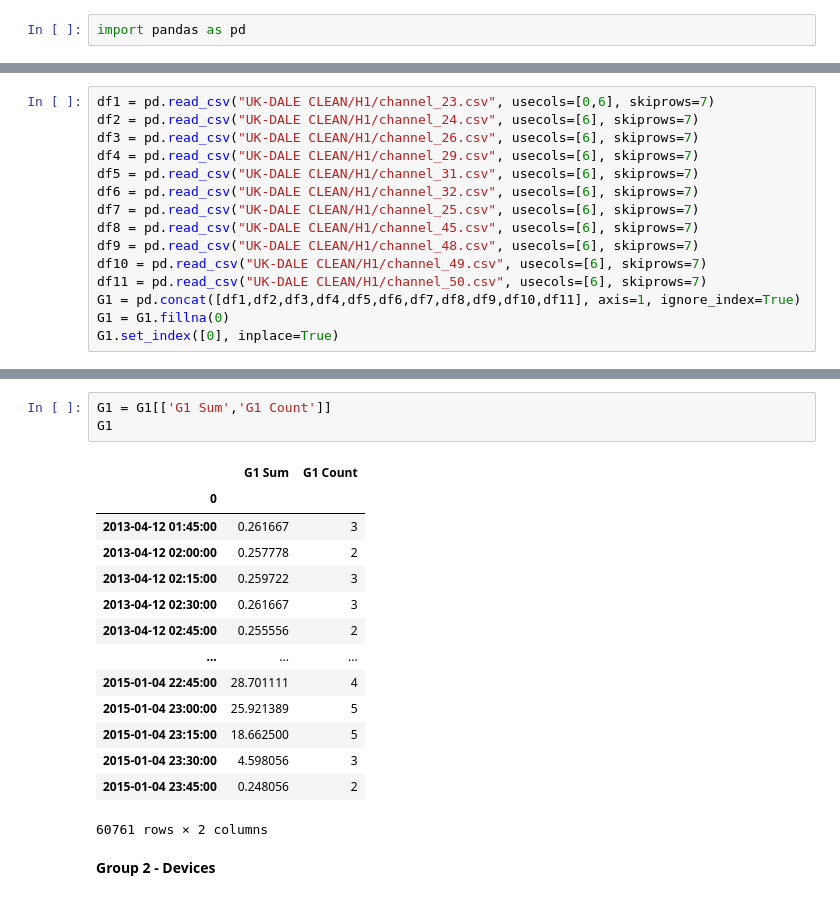
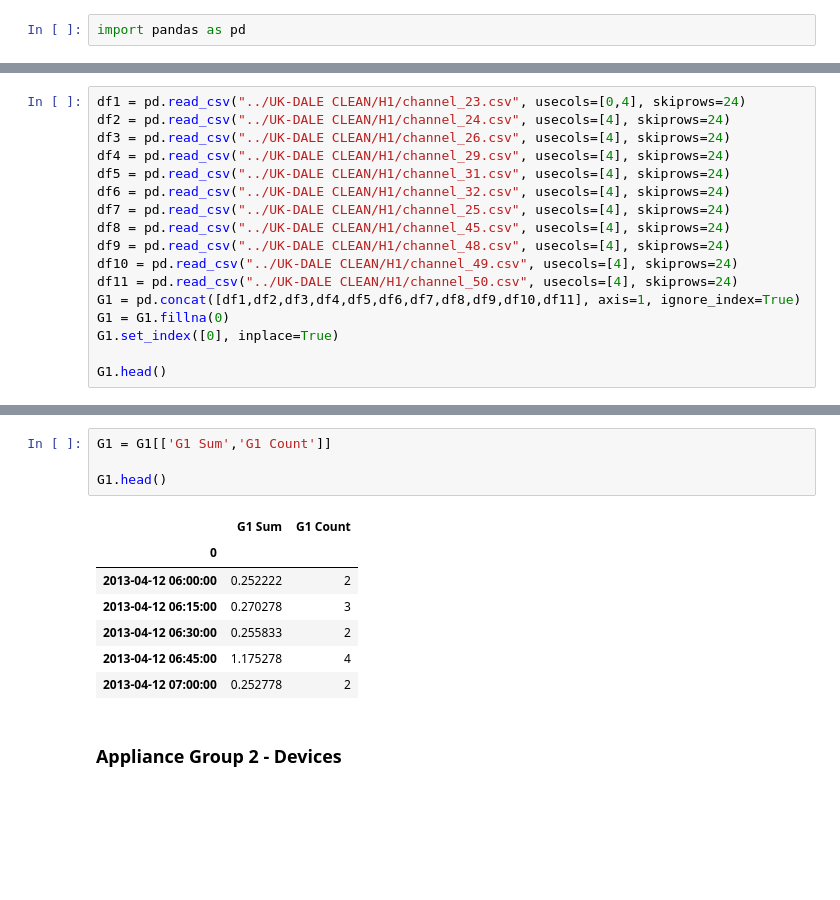
Before and after one commit to killian9902/NILM, a Jupyter notebook: Preprocess_2.ipynb, the cells around one changed output, grey strips where cells are left out. Saved outputs shown, nothing was run; the diff lists cells and outputs as text; blank space fills up the shorter version.

```diff
--- a/Preprocess_2.ipynb
+++ b/Preprocess_2.ipynb
@@ -68,15 +58,17 @@ df.head(10)
 # %%
-df1 = pd.read_csv("UK-DALE CLEAN/H1/channel_23.csv", usecols=[0,6], skiprows=7)
-df2 = pd.read_csv("UK-DALE CLEAN/H1/channel_24.csv", usecols=[6], skiprows=7)
-df3 = pd.read_csv("UK-DALE CLEAN/H1/channel_26.csv", usecols=[6], skiprows=7)
-df4 = pd.read_csv("UK-DALE CLEAN/H1/channel_29.csv", usecols=[6], skiprows=7)
-df5 = pd.read_csv("UK-DALE CLEAN/H1/channel_31.csv", usecols=[6], skiprows=7)
-df6 = pd.read_csv("UK-DALE CLEAN/H1/channel_32.csv", usecols=[6], skiprows=7)
-df7 = pd.read_csv("UK-DALE CLEAN/H1/channel_25.csv", usecols=[6], skiprows=7)
-df8 = pd.read_csv("UK-DALE CLEAN/H1/channel_45.csv", usecols=[6], skiprows=7)
-df9 = pd.read_csv("UK-DALE CLEAN/H1/channel_48.csv", usecols=[6], skiprows=7)
-df10 = pd.read_csv("UK-DALE CLEAN/H1/channel_49.csv", usecols=[6], skiprows=7)
-df11 = pd.read_csv("UK-DALE CLEAN/H1/channel_50.csv", usecols=[6], skiprows=7)
+df1 = pd.read_csv("../UK-DALE CLEAN/H1/channel_23.csv", usecols=[0,4], skiprows=24)
+df2 = pd.read_csv("../UK-DALE CLEAN/H1/channel_24.csv", usecols=[4], skiprows=24)
+df3 = pd.read_csv("../UK-DALE CLEAN/H1/channel_26.csv", usecols=[4], skiprows=24)
+df4 = pd.read_csv("../UK-DALE CLEAN/H1/channel_29.csv", usecols=[4], skiprows=24)
+df5 = pd.read_csv("../UK-DALE CLEAN/H1/channel_31.csv", usecols=[4], skiprows=24)
+df6 = pd.read_csv("../UK-DALE CLEAN/H1/channel_32.csv", usecols=[4], skiprows=24)
+df7 = pd.read_csv("../UK-DALE CLEAN/H1/channel_25.csv", usecols=[4], skiprows=24)
+df8 = pd.read_csv("../UK-DALE CLEAN/H1/channel_45.csv", usecols=[4], skiprows=24)
+df9 = pd.read_csv("../UK-DALE CLEAN/H1/channel_48.csv", usecols=[4], skiprows=24)
+df10 = pd.read_csv("../UK-DALE CLEAN/H1/channel_49.csv", usecols=[4], skiprows=24)
+df11 = pd.read_csv("../UK-DALE CLEAN/H1/channel_50.csv", usecols=[4], skiprows=24)
 G1 = pd.concat([df1,df2,df3,df4,df5,df6,df7,df8,df9,df10,df11], axis=1, ignore_index=True)
 G1 = G1.fillna(0)
 G1.set_index([0], inplace=True)
+
+G1.head()
@@ -137,21 +117,15 @@ G1
 # %%
 G1 = G1[['G1 Sum','G1 Count']]
-G1
+
+G1.head()
 # %% [output]
 |  | G1 Sum | G1 Count |
 | 0 |  |  |
-| 2013-04-12 01:45:00 | 0.261667 | 3 |
-| 2013-04-12 02:00:00 | 0.257778 | 2 |
-| 2013-04-12 02:15:00 | 0.259722 | 3 |
-| 2013-04-12 02:30:00 | 0.261667 | 3 |
-| 2013-04-12 02:45:00 | 0.255556 | 2 |
-| ... | ... | ... |
-| 2015-01-04 22:45:00 | 28.701111 | 4 |
-| 2015-01-04 23:00:00 | 25.921389 | 5 |
-| 2015-01-04 23:15:00 | 18.662500 | 5 |
-| 2015-01-04 23:30:00 | 4.598056 | 3 |
-| 2015-01-04 23:45:00 | 0.248056 | 2 |
+| 2013-04-12 06:00:00 | 0.252222 | 2 |
+| 2013-04-12 06:15:00 | 0.270278 | 3 |
+| 2013-04-12 06:30:00 | 0.255833 | 2 |
+| 2013-04-12 06:45:00 | 1.175278 | 4 |
+| 2013-04-12 07:00:00 | 0.252778 | 2 |
-60761 rows × 2 columns
 # %% [markdown]
-**Group 2 - Devices**
+### Appliance Group 2 - Devices
 # %%
```
Also changed, not shown: parts of 36 cells of this notebook, 15 other files.
